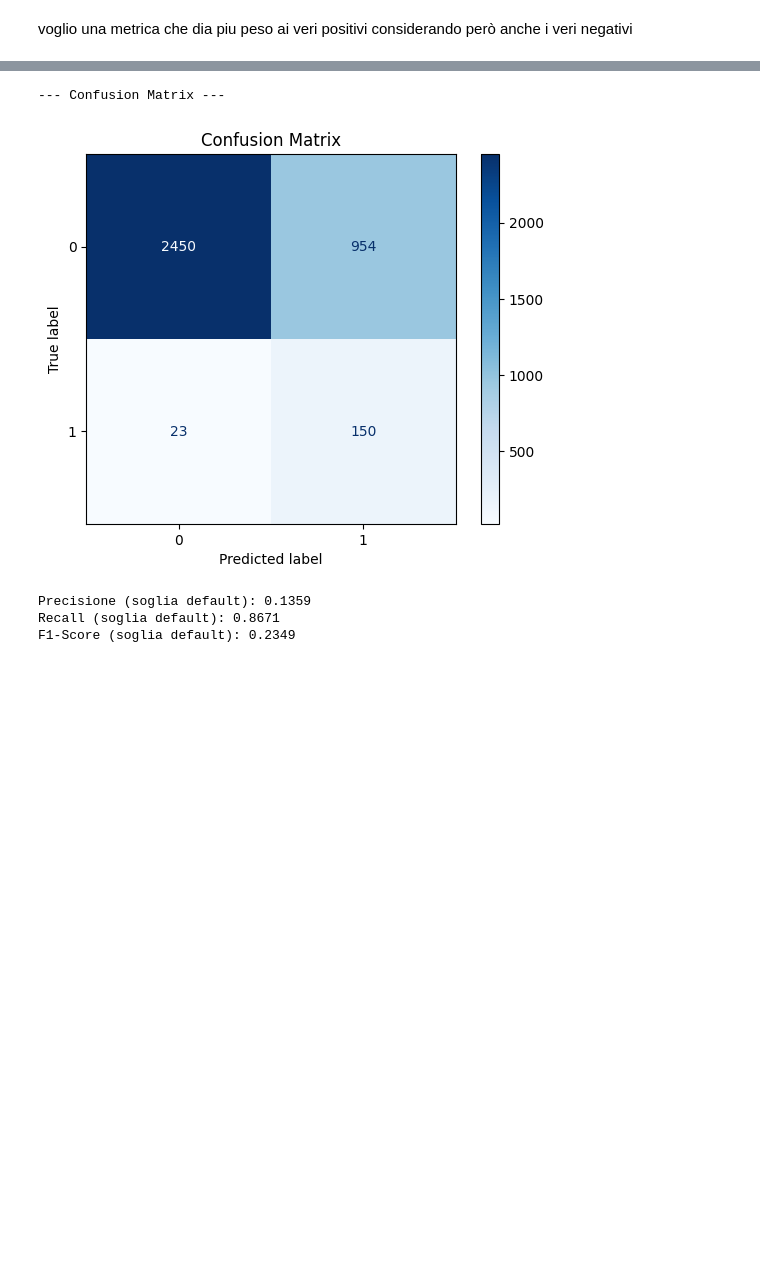
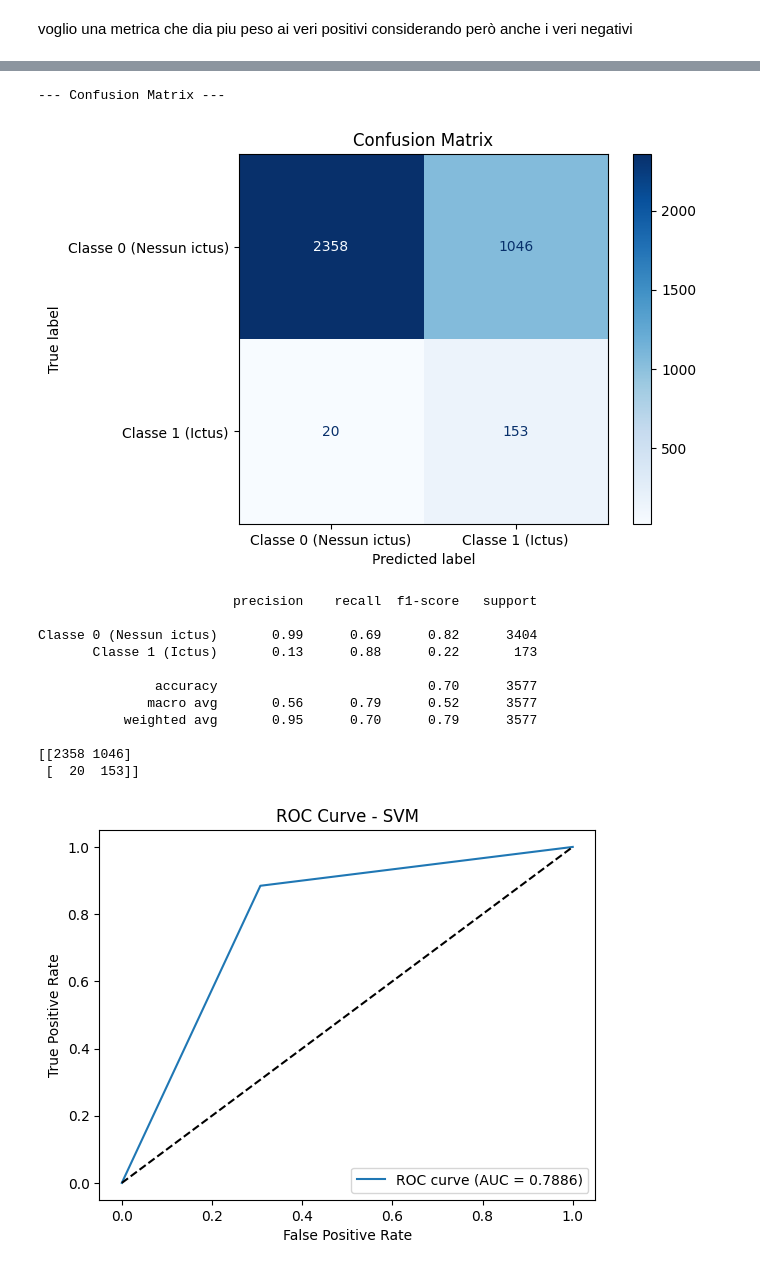
Before and after one commit to davidMarabottini/studio_data_science, a Jupyter notebook: zz-altro/analisi_stroke/analisi-stroke-dataset.ipynb, the cells around one changed output, grey strips where cells are left out. Cells and saved outputs as stored; diff of their text form; code cells hidden in the pictures; blank space fills up the shorter version.

```diff
--- a/zz-altro/analisi_stroke/analisi-stroke-dataset.ipynb
+++ b/zz-altro/analisi_stroke/analisi-stroke-dataset.ipynb
@@ -146,6 +184,6 @@ param_distributions = [
 # %%
 # n_iter=500, random_state=0
 
-random_search = RandomizedSearchCV(pipeline, param_distributions,  cv=3, scoring=custom_weighted_scorer, verbose=1, n_jobs=-1, n_iter=500, random_state=0)
+random_search = GridSearchCV(pipeline, param_distributions,  cv=5, scoring=custom_weighted_scorer, verbose=2, n_jobs=-1)
 random_search.fit(X_train, y_train)
 # %% [output]
@@ -189,25 +226,60 @@ np.float64(1.1069675887883517)
 # %%
-def create_confusion_matrix (random_search, X, y):
-  best_model = random_search.best_estimator_
-  y_pred = best_model.predict(X)
+def create_confusion_matrix (model, X, y):
 
+  # best_model = model.best_estimator_
+
+  y_pred = model.predict(X)
+
+  class_names = ['Classe 0 (Nessun ictus)', 'Classe 1 (Ictus)']
   print("\n--- Confusion Matrix ---")
   cm = confusion_matrix(y, y_pred)
 
-  disp = ConfusionMatrixDisplay(confusion_matrix=cm, display_labels=best_model.classes_)
+  disp = ConfusionMatrixDisplay(confusion_matrix=cm, display_labels=class_names)
   disp.plot(cmap=plt.cm.Blues)
   plt.title('Confusion Matrix')
   plt.show()
 
-  print(f"Precisione (soglia default): {precision_score(y, y_pred, zero_division=0):.4f}")
-  print(f"Recall (soglia default): {recall_score(y, y_pred, zero_division=0):.4f}")
-  print(f"F1-Score (soglia default): {f1_score(y, y_pred, zero_division=0):.4f}")
+  print(classification_report(y, y_pred, target_names=class_names))
+  print(cm)
+
+  fpr, tpr, thresholds = roc_curve(y, y_pred)
+  auc = roc_auc_score(y, y_pred)
+
+  plt.figure()
+  plt.plot(fpr, tpr, label=f'ROC curve (AUC = {auc:.4f})')
+  plt.plot([0, 1], [0, 1], 'k--')
+  plt.xlabel('False Positive Rate')
+  plt.ylabel('True Positive Rate')
+  plt.title('ROC Curve - SVM')
+  plt.legend(loc='lower right')
+  plt.show()
+# %%
+model = random_search.best_estimator_
+
+# bagging_model = BaggingClassifier(
+#     estimator=best_pipeline,
+#     n_estimators=10,
+#     random_state=0,
+#     n_jobs=-1
+# )
+
+# bagging_model.fit(X_train, y_train)
 # %%
-create_confusion_matrix(random_search, X_train, y_train)
+# bagging_model
+create_confusion_matrix(model, X_train, y_train)
 # %% [output]
 --- Confusion Matrix ---
-[figure, old version]
+[figure, new version]
-Precisione (soglia default): 0.1359
-Recall (soglia default): 0.8671
-F1-Score (soglia default): 0.2349
+                         precision    recall  f1-score   support
+
+Classe 0 (Nessun ictus)       0.99      0.69      0.82      3404
+       Classe 1 (Ictus)       0.13      0.88      0.22       173
+
+               accuracy                           0.70      3577
+              macro avg       0.56      0.79      0.52      3577
+           weighted avg       0.95      0.70      0.79      3577
+
+[[2358 1046]
+ [  20  153]]
+[figure, added]
 # %%
```
Also changed, not shown: parts of 12 cells of this notebook, 1 other file.
